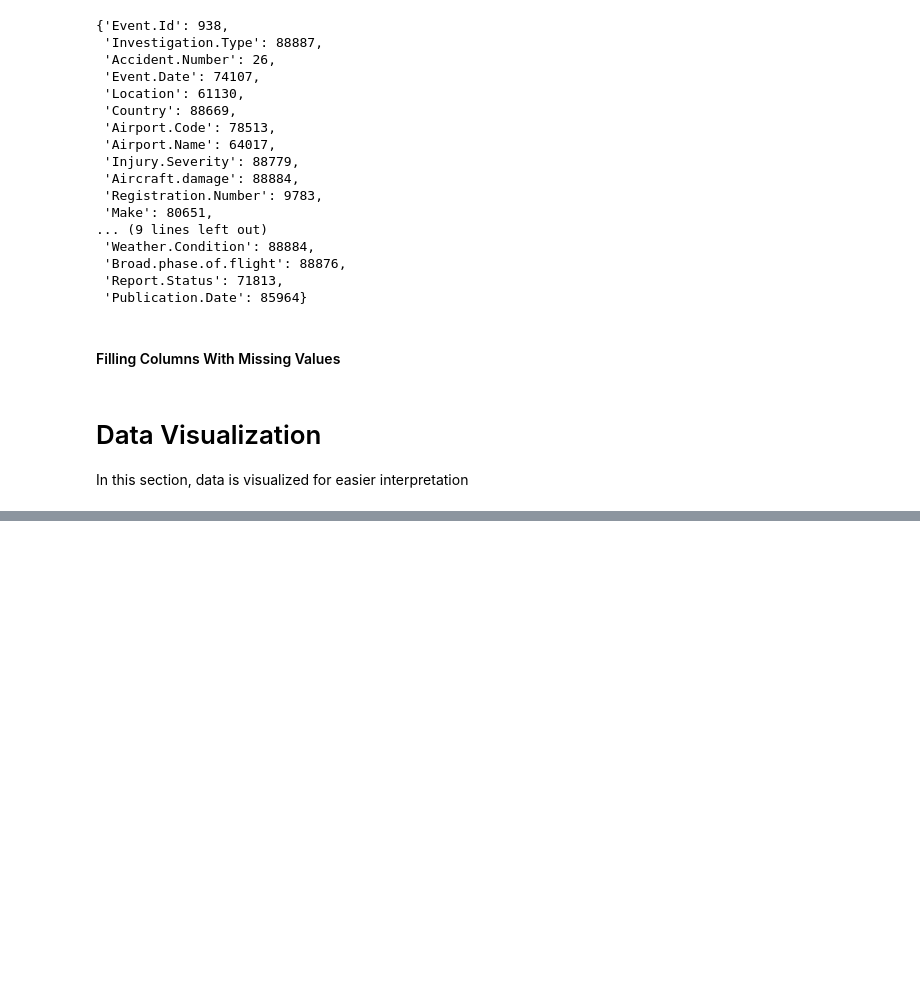
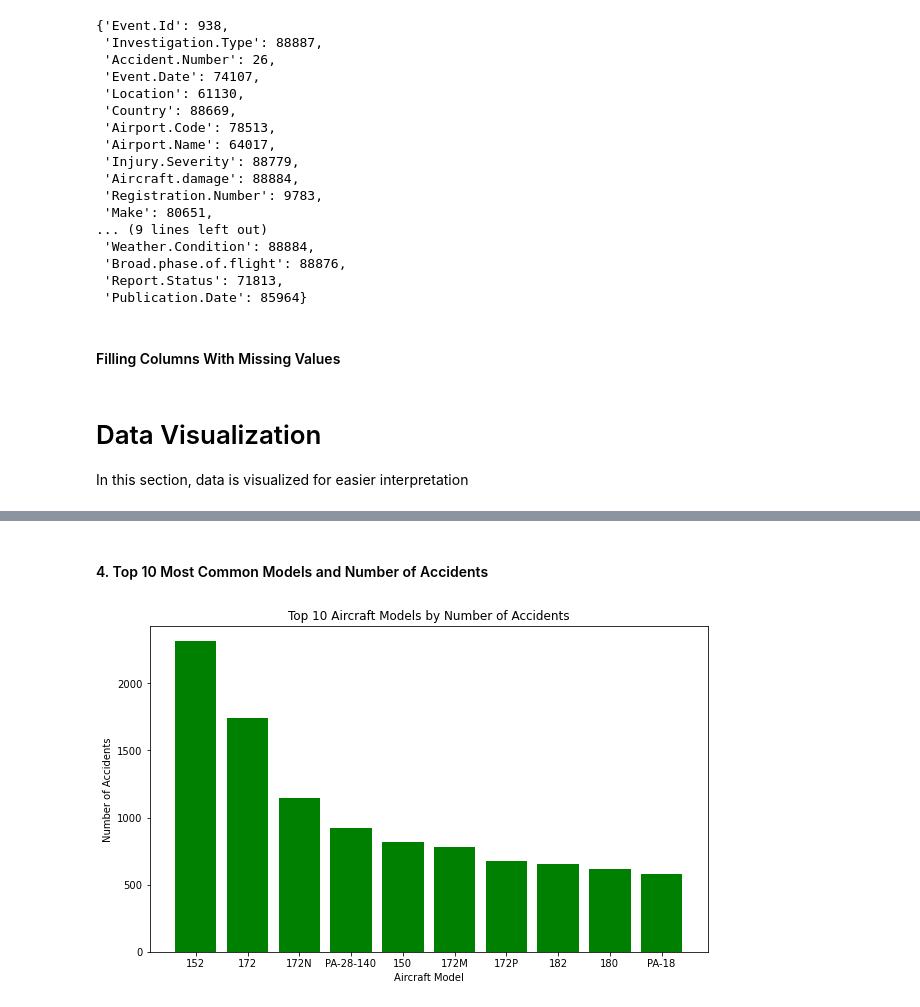
Before and after one commit to tracyotieno-1/dsc-phase-1-project-v3, a Jupyter notebook: student.ipynb, the cells around one changed output, grey strips where cells are left out. Cells and saved outputs as stored; diff of their text form; code cells hidden in the pictures; blank space fills up the shorter version.

```diff
--- a/student.ipynb
+++ b/student.ipynb
@@ -368,0 +266,19 @@ plt.show()
+# %% [markdown]
+#### 4. Top 10 Most Common Models and Number of Accidents
+# %%
+# Group by Model and calculate the number of unique accidents for each model
+accidents_by_model = df.groupby('Model')['Accident.Number'].nunique()
+
+# Select the top 10 models with the highest number of accidents
+top_10_models = accidents_by_model.nlargest(10)
+
+# Plot the bar chart
+plt.figure(figsize=(10, 6))
+plt.bar(top_10_models.index, top_10_models.values, color='green')
+plt.title('Top 10 Aircraft Models by Number of Accidents')
+plt.xlabel('Aircraft Model')
+plt.ylabel('Number of Accidents')
+plt.xticks(rotation=0)
+plt.show()
+# %% [output]
+[figure, added]
```
Also changed, not shown: parts of 55 cells of this notebook.
